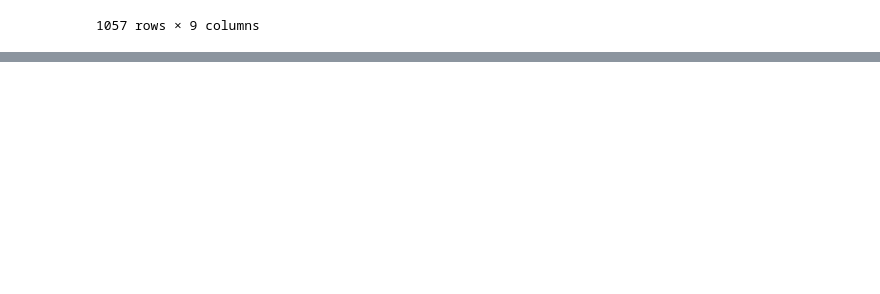
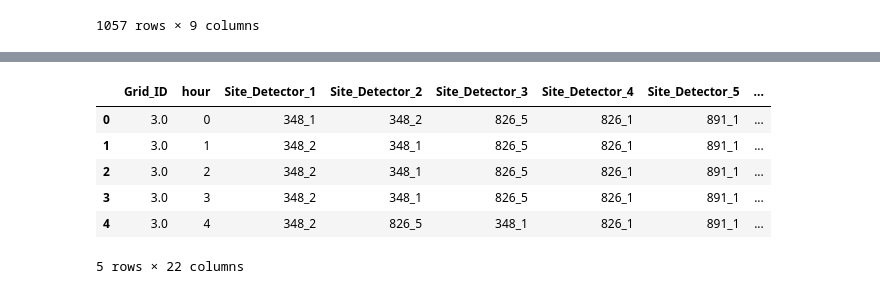
Before and after one commit to kirva123/Hackathon2025, a Jupyter notebook: Regional copy.ipynb, the cells around one changed output, grey strips where cells are left out. Cells and saved outputs as stored; diff of their text form; code cells hidden in the pictures; blank space fills up the shorter version.

```diff
--- a/Regional copy.ipynb
+++ b/Regional copy.ipynb
@@ -530,0 +564,39 @@ result
+# %%
+
+agg = (
+    joined.groupby(["Grid_ID", "hour", "Site", "Detector"])["Sum_Volume"]
+    .sum()
+    .reset_index()
+)
+
+agg["Site_Detector"] = agg["Site"].astype(str) + "_" + agg["Detector"].astype(str)
+
+# 2. For each (Grid_ID, hour), take top 10 detectors
+top10 = (
+    agg.groupby(["Grid_ID", "hour"], group_keys=False)
+    .apply(lambda g: g.nlargest(10, "Sum_Volume"))
+)
+
+# 3. Rank them within each group
+top10["rank"] = top10.groupby(["Grid_ID", "hour"]).cumcount() + 1
+
+wide = top10.pivot_table(
+    index=["Grid_ID", "hour"],
+    columns="rank",
+    values=["Site_Detector", "Sum_Volume"],
+    aggfunc="first"
+)
+
+# flatten column names
+wide.columns = [f"{col}_{rank}" for col, rank in wide.columns]
+wide = wide.reset_index()
+
+wide.head()
+# %% [output]
+|  | Grid_ID | hour | Site_Detector_1 | Site_Detector_2 | Site_Detector_3 | Site_Detector_4 | Site_Detector_5 | ... |
+| 0 | 3.0 | 0 | 348_1 | 348_2 | 826_5 | 826_1 | 891_1 | ... |
+| 1 | 3.0 | 1 | 348_2 | 348_1 | 826_5 | 826_1 | 891_1 | ... |
+| 2 | 3.0 | 2 | 348_2 | 348_1 | 826_5 | 826_1 | 891_1 | ... |
+| 3 | 3.0 | 3 | 348_2 | 348_1 | 826_5 | 826_1 | 891_1 | ... |
+| 4 | 3.0 | 4 | 348_2 | 826_5 | 348_1 | 826_1 | 891_1 | ... |
+5 rows × 22 columns
```
Also changed, not shown: parts of 12 cells of this notebook.
